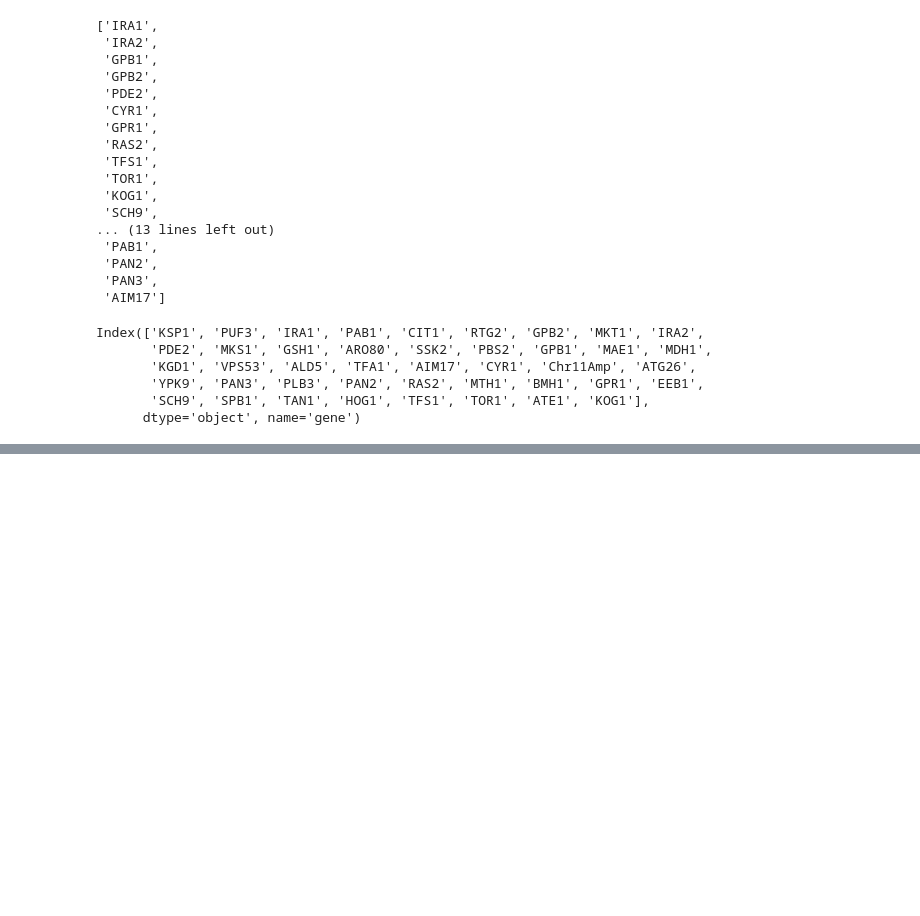
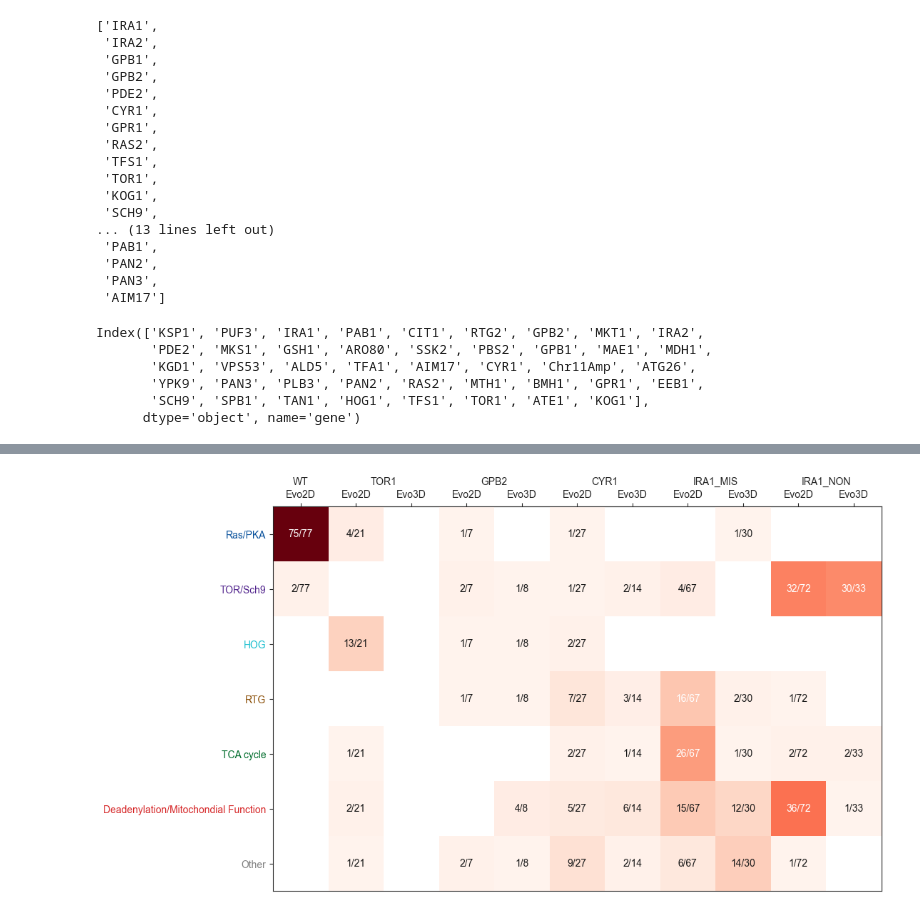
Before and after one commit to grantkinsler/EvolvingFront, a Jupyter notebook: code/analysis/mutation_analysis.ipynb, the cells around one changed output, grey strips where cells are left out. Drawn from its saved outputs; the diff is of its cells as text; code cells hidden in the pictures; blank space fills up the shorter version.

Commit message:
mutation table updates, other minor figure tweaks

```diff
--- a/code/analysis/mutation_analysis.ipynb
+++ b/code/analysis/mutation_analysis.ipynb
@@ -1852,0 +313,19 @@ for xdata,ydata in combinations(plotting_conditions,2):
+# %%
+gene_mutation_types = {}
+
+for gene in all_genes_sorted:
+    mutation_effects = merged_fitness[merged_fitness['gene']==gene]['effect'].values
+    mutation_types = merged_fitness[merged_fitness['gene']==gene]['type'].values
+
+    mutation_effects = list(mutation_effects) + list(mutation_types)
+
+    called_effect = 'modification_of_function'
+#     print(gene,mutation_effects)
+
+    for effect in mutation_effects:
+        if ('stop' in str(effect)) or ('frameshift' in str(effect)):
+            called_effect = 'loss_of_function'
+
+    gene_mutation_types[gene] = called_effect
+# %%
+gene_mutation_types['CIT1'] = 'modification_of_function' # mutation called as double frameshift is actually missense
@@ -1852,0 +481,41 @@ for xdata,ydata in combinations(plotting_conditions,2):
+# %%
+pathway_matrix[pathway_matrix==0] = np.nan
+
+plt.figure(figsize=(11,7))
+
+plt.pcolormesh(pathway_matrix,cmap='Reds',vmin=0,vmax=75)
+
+plt.yticks([x+0.5 for x in range(len(pathway_order))],pathway_order)
+
+for p,pathway in enumerate(pathway_order):
+    plt.gca().get_yticklabels()[p].set_color(tools.pathway_color_map[pathway])
+
+plt.xticks([x+0.5 for x in range(1+((len(ancestor_list)-1)*len(evo_cond_list)))],
+           [f"{evo_cond}" for anc in ancestor_list for evo_cond in evo_cond_list
+            if not (anc == 'WT' and evo_cond == 'Evo3D')])
+
+secax = plt.gca().secondary_xaxis('top')
+secax.set_xticks([x*len(evo_cond_list) if x != 0 else x*len(evo_cond_list)+0.5 for x in range((len(ancestor_list)))],
+                 [f"{anc}" for anc in ancestor_list]
+                )
+secax.tick_params(length=0,pad=20)
+
+pathway_matrix = np.nan_to_num(pathway_matrix)
+
+for entry in range(pathway_matrix.shape[1]):
+    for p,pathway in enumerate(pathway_order):
+            text_color='k'
+            offset = 1
+
+            if pathway_matrix[p,entry] > 15:
+                text_color = 'w'
+            if  pathway_matrix[p,entry] > 0:
+                plt.text(x=entry-0.5+offset,y=p+0.5,
+                         s=f'{pathway_matrix[p,entry]:.0f}/{np.nansum(pathway_matrix[:,entry]):.0f}',
+                         ha='center',va='center',color=text_color)
+
+
+plt.gca().invert_yaxis()
+plt.gca().xaxis.tick_top()
+# %% [output]
+[figure, added]
```
Also changed, not shown: parts of 48 cells of this notebook, 3 other files.
